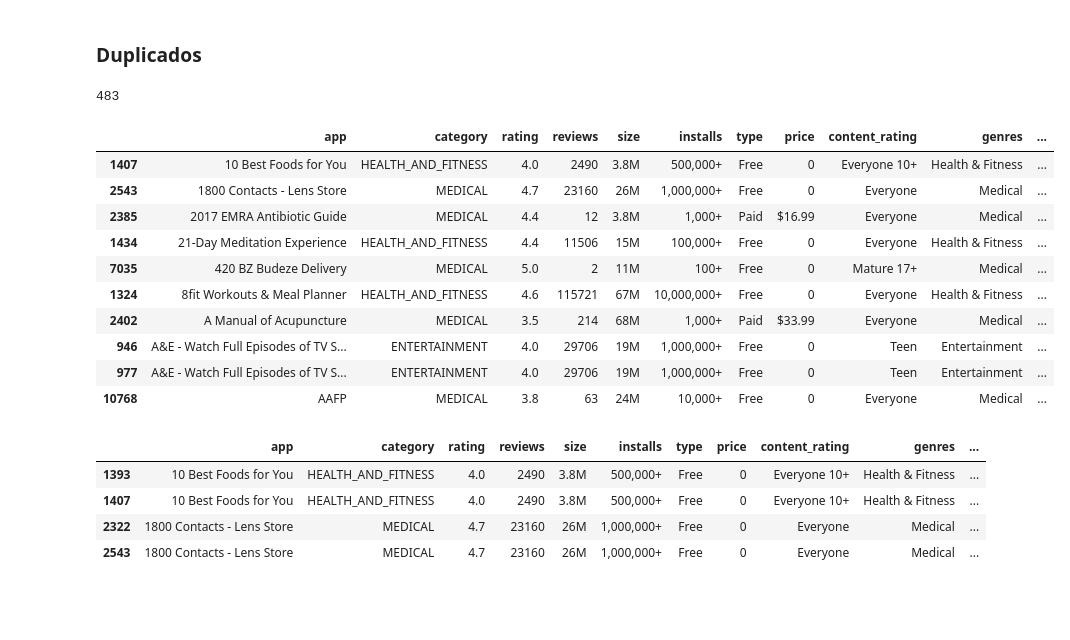
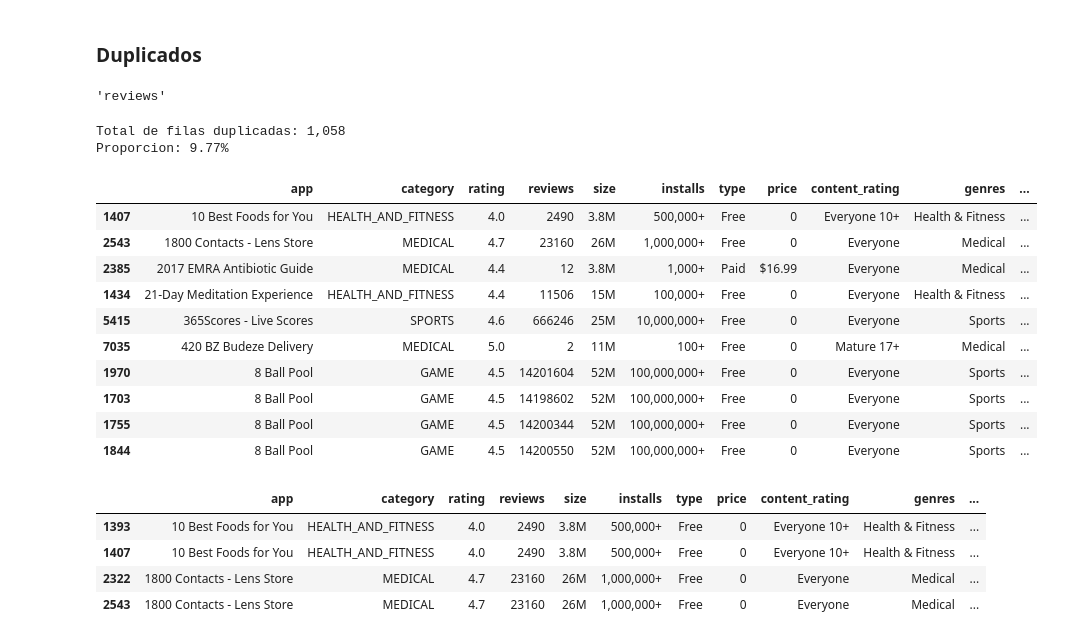
Before and after one commit to pahoalapizco/eda-persona-projects, a Jupyter notebook: notebooks/2.0-eda_personal_projects-googleplaystore_analysis.ipynb, the cells around one changed output. Drawn from its saved outputs; the diff is of its cells as text; code cells hidden in the pictures; blank space fills up the shorter version.

```diff
--- a/notebooks/2.0-eda_personal_projects-googleplaystore_analysis.ipynb
+++ b/notebooks/2.0-eda_personal_projects-googleplaystore_analysis.ipynb
@@ -187,24 +202,32 @@ playstore_df.dropna(inplace=True)
 ## Limpieza
 # %% [markdown]
 ### Duplicados
-# %%
-playstore_df.duplicated().sum()
-# %% [output]
-483
+# %%
+subset = playstore_df.columns.to_list()
+subset.pop(subset.index("reviews"))
+# %% [output]
+'reviews'
+# %%
+total_duplicated = playstore_df.duplicated(subset=subset).sum()
+duplicated_proportion = round(total_duplicated/len(playstore_df) * 100, 2)
+print("Total de filas duplicadas: {:,.0f} \nProporcion: {}%".format(total_duplicated, duplicated_proportion))
+# %% [output]
+Total de filas duplicadas: 1,058
+Proporcion: 9.77%
 # %%
-playstore_df[playstore_df.duplicated()].sort_values(by="app", ascending=True).head(10)
+playstore_df[playstore_df.duplicated(subset=subset)].sort_values(by="app", ascending=True).head(10)
 # %% [output]
 |  | app | category | rating | reviews | size | installs | type | price | content_rating | genres | ... |
 | 1407 | 10 Best Foods for You | HEALTH_AND_FITNESS | 4.0 | 2490 | 3.8M | 500,000+ | Free | 0 | Everyone 10+ | Health & Fitness | ... |
 | 2543 | 1800 Contacts - Lens Store | MEDICAL | 4.7 | 23160 | 26M | 1,000,000+ | Free | 0 | Everyone | Medical | ... |
 | 2385 | 2017 EMRA Antibiotic Guide | MEDICAL | 4.4 | 12 | 3.8M | 1,000+ | Paid | $16.99 | Everyone | Medical | ... |
 | 1434 | 21-Day Meditation Experience | HEALTH_AND_FITNESS | 4.4 | 11506 | 15M | 100,000+ | Free | 0 | Everyone | Health & Fitness | ... |
+| 5415 | 365Scores - Live Scores | SPORTS | 4.6 | 666246 | 25M | 10,000,000+ | Free | 0 | Everyone | Sports | ... |
 | 7035 | 420 BZ Budeze Delivery | MEDICAL | 5.0 | 2 | 11M | 100+ | Free | 0 | Mature 17+ | Medical | ... |
-| 1324 | 8fit Workouts & Meal Planner | HEALTH_AND_FITNESS | 4.6 | 115721 | 67M | 10,000,000+ | Free | 0 | Everyone | Health & Fitness | ... |
-| 2402 | A Manual of Acupuncture | MEDICAL | 3.5 | 214 | 68M | 1,000+ | Paid | $33.99 | Everyone | Medical | ... |
-| 946 | A&E - Watch Full Episodes of TV S... | ENTERTAINMENT | 4.0 | 29706 | 19M | 1,000,000+ | Free | 0 | Teen | Entertainment | ... |
-| 977 | A&E - Watch Full Episodes of TV S... | ENTERTAINMENT | 4.0 | 29706 | 19M | 1,000,000+ | Free | 0 | Teen | Entertainment | ... |
-| 10768 | AAFP | MEDICAL | 3.8 | 63 | 24M | 10,000+ | Free | 0 | Everyone | Medical | ... |
+| 1970 | 8 Ball Pool | GAME | 4.5 | 14201604 | 52M | 100,000,000+ | Free | 0 | Everyone | Sports | ... |
+| 1703 | 8 Ball Pool | GAME | 4.5 | 14198602 | 52M | 100,000,000+ | Free | 0 | Everyone | Sports | ... |
+| 1755 | 8 Ball Pool | GAME | 4.5 | 14200344 | 52M | 100,000,000+ | Free | 0 | Everyone | Sports | ... |
+| 1844 | 8 Ball Pool | GAME | 4.5 | 14200550 | 52M | 100,000,000+ | Free | 0 | Everyone | Sports | ... |
 # %%
 playstore_df[playstore_df["app"].isin(["10 Best Foods for You", "1800 Contacts - Lens Store"])]
 # %% [output]
```
Also changed, not shown: parts of 34 cells of this notebook.
